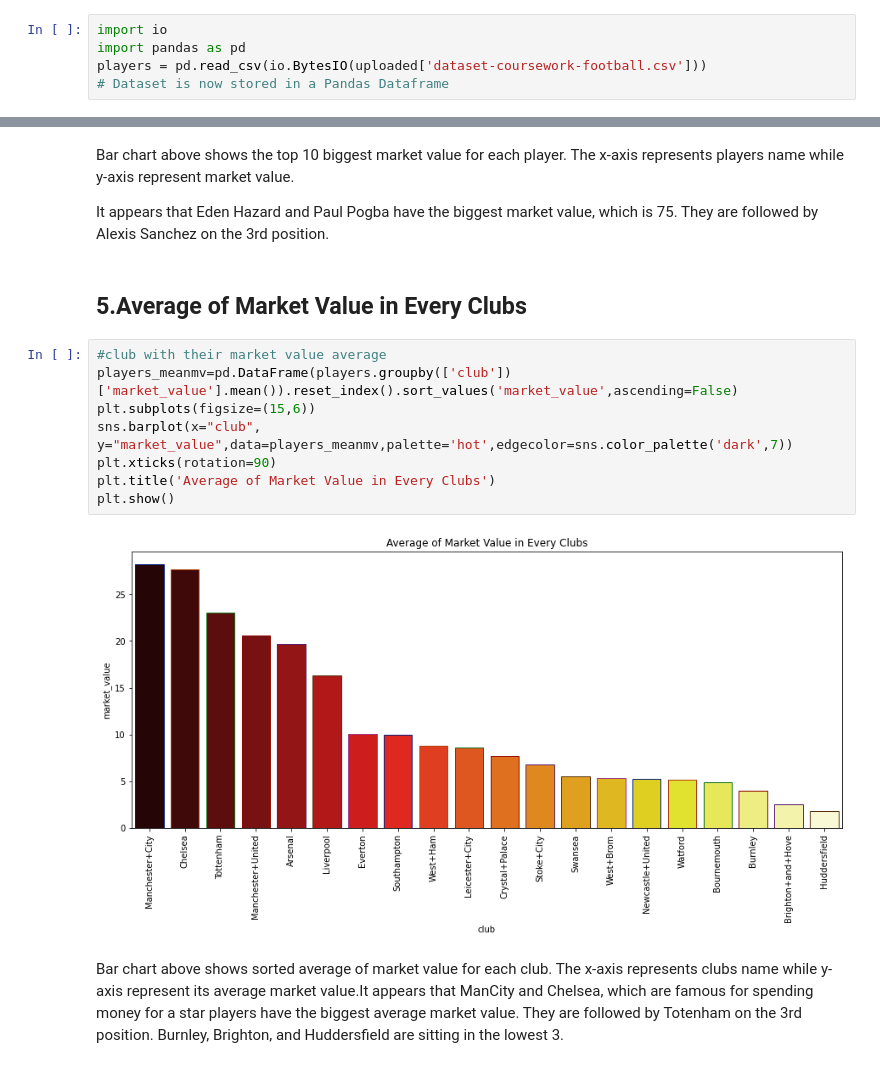
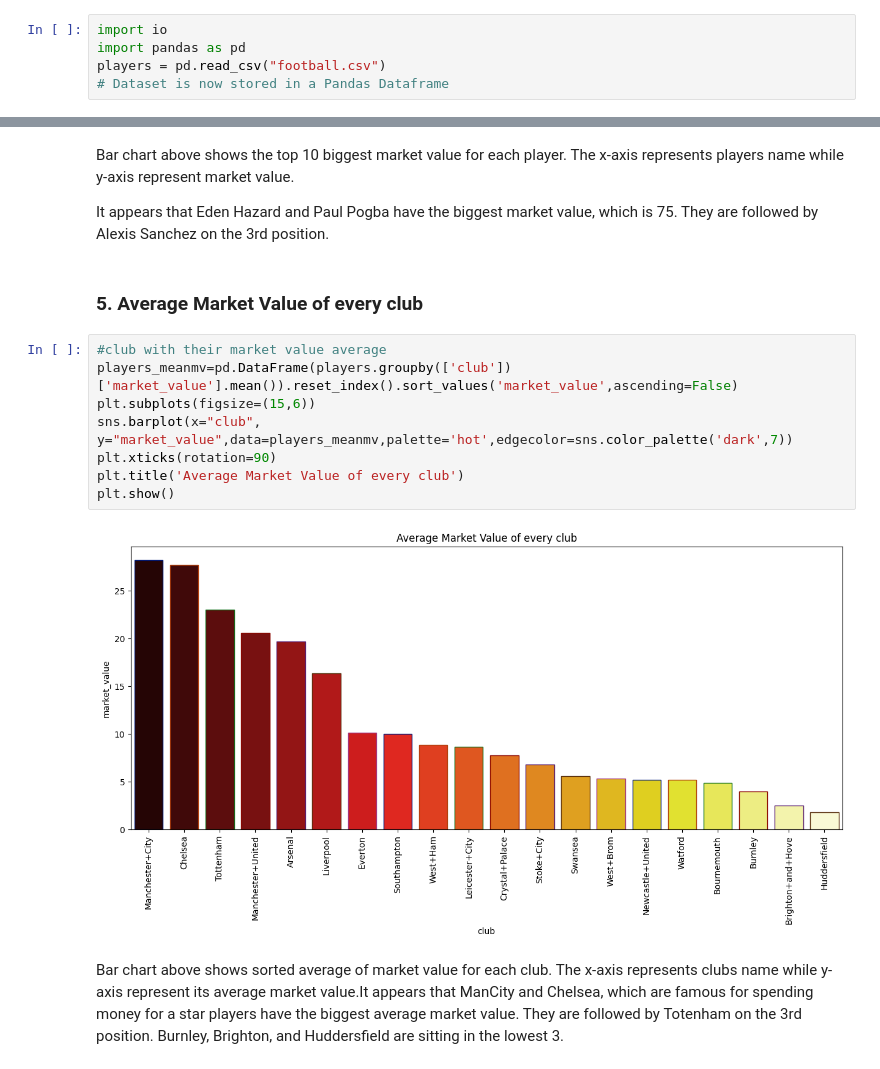
Before and after one commit to coderjolly/football-player-prediction, a Jupyter notebook: football_prediction.ipynb, the cells around one changed output, grey strips where cells are left out. Cells and saved outputs as stored; diff of their text form.

```diff
--- a/football_prediction.ipynb
+++ b/football_prediction.ipynb
@@ -15,6 +15,6 @@ reading the csv files
 # %%
 import io
 import pandas as pd
-players = pd.read_csv(io.BytesIO(uploaded['dataset-coursework-football.csv']))
+players = pd.read_csv("football.csv")
 # Dataset is now stored in a Pandas Dataframe
 # %% [markdown]
@@ -200,17 +200,17 @@ Bar chart above shows the top 10 biggest market value for each player. The x-axi
 
 It appears that Eden Hazard and Paul Pogba have the biggest market value, which is 75. They are followed by Alexis Sanchez on the 3rd position.
 # %% [markdown]
-## **5.Average of Market Value in Every Clubs**
+### **5. Average Market Value of every club**
 # %%
 #club with their market value average
 players_meanmv=pd.DataFrame(players.groupby(['club'])['market_value'].mean()).reset_index().sort_values('market_value',ascending=False)
 plt.subplots(figsize=(15,6))
 sns.barplot(x="club", y="market_value",data=players_meanmv,palette='hot',edgecolor=sns.color_palette('dark',7))
 plt.xticks(rotation=90)
-plt.title('Average of Market Value in Every Clubs')
+plt.title('Average Market Value of every club')
 plt.show()
 # %% [output]
-[figure, old version]
+[figure, new version]
 # %% [markdown]
 Bar chart above shows sorted average of market value for each club. The x-axis represents clubs name while y-axis represent its average market value.It appears that ManCity and Chelsea, which are famous for spending money for a star players have the biggest average market value. They are followed by Totenham on the 3rd position. Burnley, Brighton, and Huddersfield are sitting in the lowest 3.
 # %% [markdown]
```
Also changed, not shown: parts of 48 cells of this notebook.
